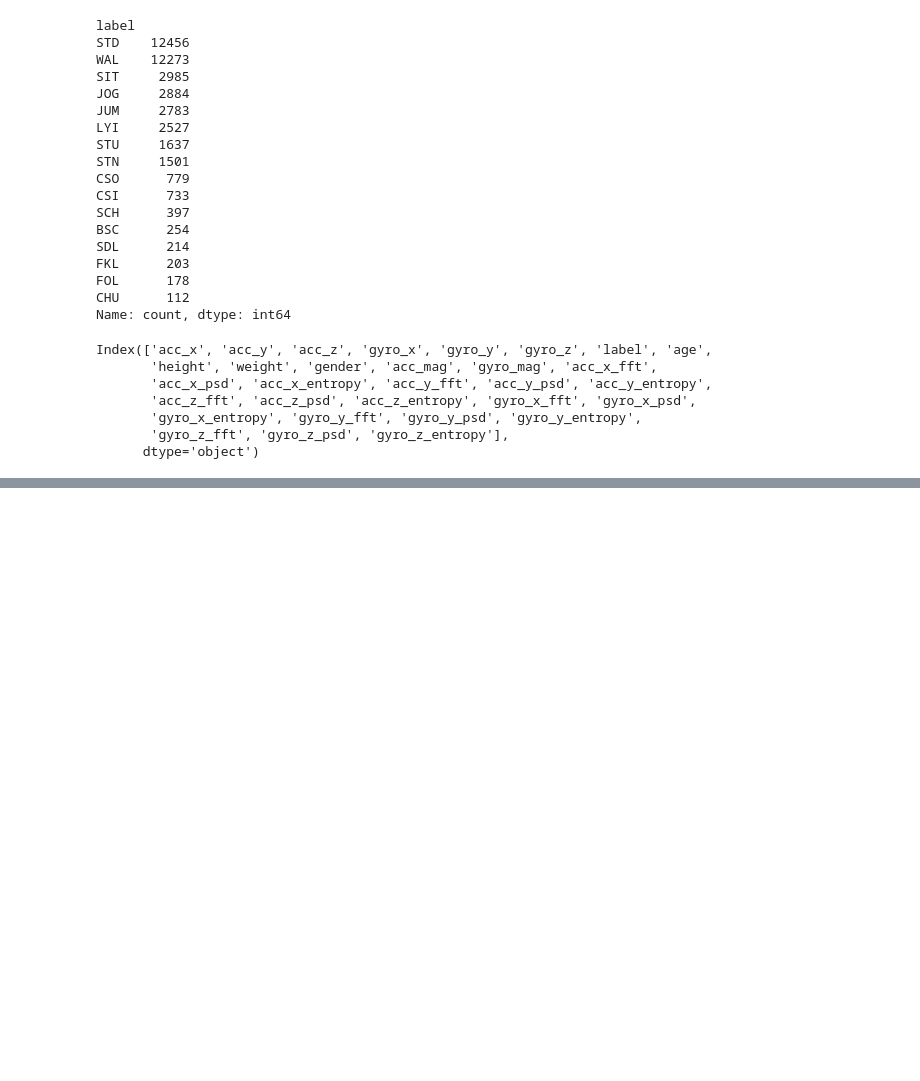
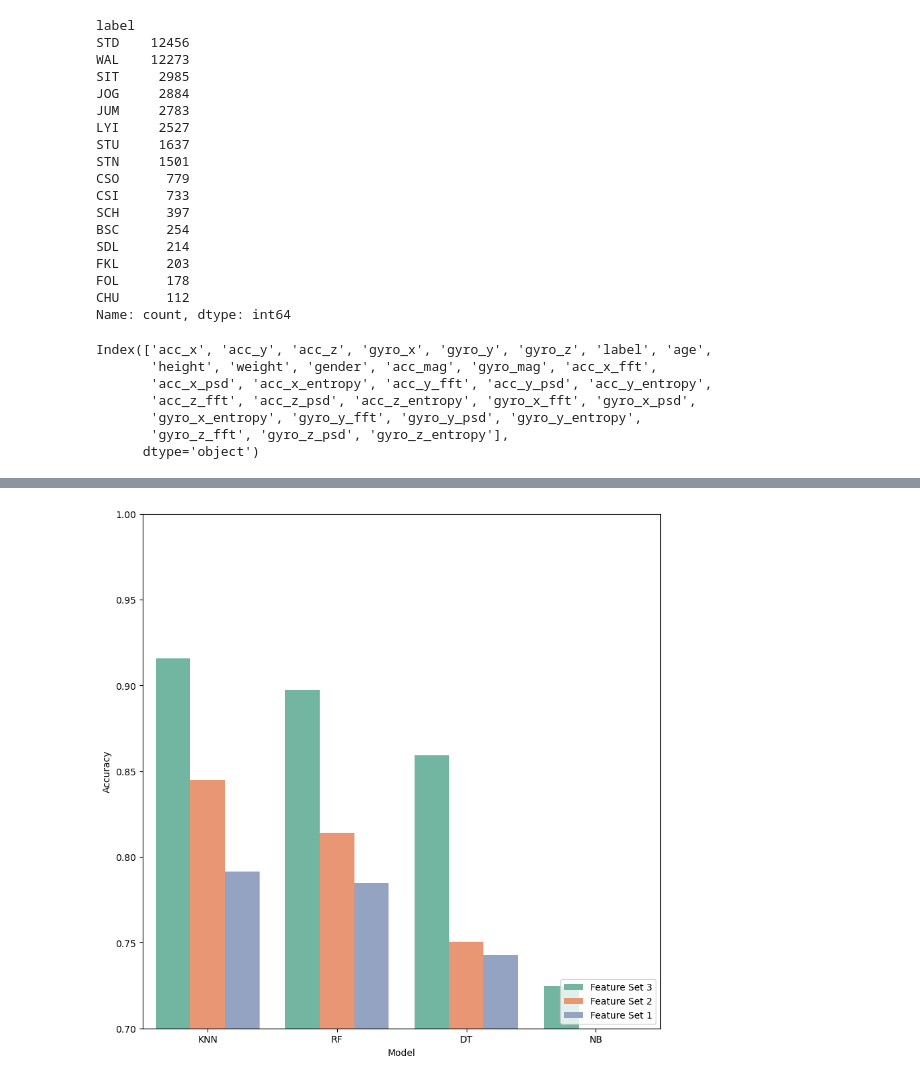
Before and after one commit to ronydebnath/ilab-group-12-1-fall-detection, a Jupyter notebook: notebooks/dataprep/modelling.ipynb, the cells around one changed output, grey strips where cells are left out. Saved outputs shown, nothing was run; the diff lists cells and outputs as text; code cells hidden in the pictures; blank space fills up the shorter version.

Commit message:
start modelling and feature extraction

```diff
--- a/notebooks/dataprep/modelling.ipynb
+++ b/notebooks/dataprep/modelling.ipynb
@@ -126,3 +601,24 @@ time_features = [f for f in df_train.columns if any(suffix in f for suffix in ['
 feature_set_1 = list(set(basic_features))
 feature_set_2 = list(set(basic_features + subject_features))
 feature_set_3 = list(set(feature_set_2 + time_features))
+# %%
+possible_feature_sets = [
+    feature_set_1,
+    feature_set_2,
+    feature_set_3
+]
+# %%
+feature_names = [
+    "Feature Set 1",
+    "Feature Set 2",
+    "Feature Set 3",
+]
+# %%
+# Call the class defined abovce as learner
+
+learner = ClassificationAlgorithms()
+# %%
+from sklearn.preprocessing import LabelEncoder
+le = LabelEncoder()
+y_train = le.fit_transform(y_train)
+y_test = le.transform(y_test)
@@ -128,0 +723,12 @@ feature_set_3 = list(set(feature_set_2 + time_features))
+# %%
+score_df = score_df.sort_values(by="accuracy", ascending=False)  # Ensure sorting is applied
+
+plt.figure(figsize=(10, 10))
+sns.barplot(x="model", y="accuracy", hue="feature_set", data=score_df, palette="Set2")  # Fixed typo
+plt.xlabel("Model")
+plt.ylabel("Accuracy")
+plt.ylim(0.7, 1)
+plt.legend(loc="lower right")
+plt.show()
+# %% [output]
+[figure, added]
```
Also changed, not shown: parts of 10 cells of this notebook.
